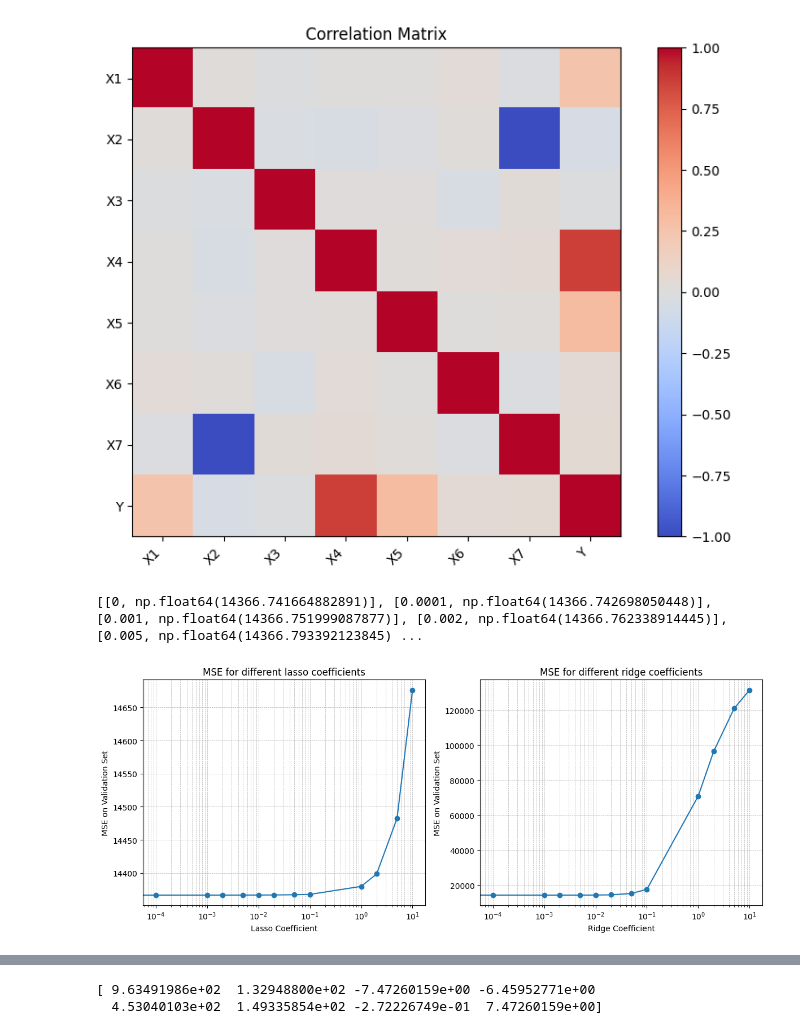
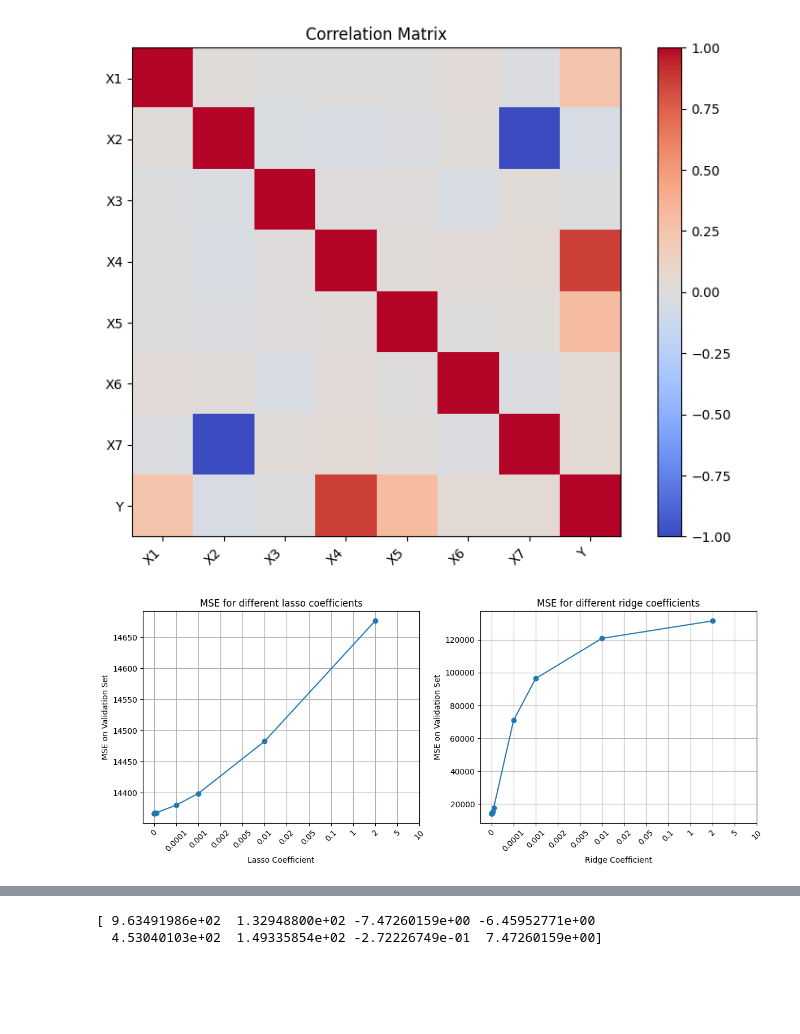
Before and after one commit to xAsylum/linear_regression, a Jupyter notebook: notebook.ipynb, the cells around one changed output, grey strips where cells are left out. Saved outputs shown, nothing was run; the diff lists cells and outputs as text; code cells hidden in the pictures; blank space fills up the shorter version.

```diff
--- a/notebook.ipynb
+++ b/notebook.ipynb
@@ -12,41 +12,10 @@ model.corr()
 [figure]
 # %%
 # a, b = model.estimate_coef()
-
-import matplotlib.pyplot as plt
-print(model.lr)
-
-def plot_reg_coef(self):
-    # Unpack the data
-    coef = [item[0] for item in self.lr]
-    lasso = [item[1] for item in self.lr]
-    ridge = [item[1] for item in self.rr]
-
-    fig, axs = plt.subplots(1, 2, figsize=(12, 5))
-
-    # Lasso plot
-    axs[0].plot(coef, lasso, marker='o', color='tab:blue')
-    axs[0].set_title('MSE for different lasso coefficients')
-    axs[0].set_xlabel('Lasso Coefficient')
-    axs[0].set_ylabel('MSE on Validation Set')
-    axs[0].set_xscale('log')
-    axs[0].grid(True, which="both", linestyle='--', linewidth=0.5)
-
-    # Ridge plot
-    axs[1].plot(coef, ridge, marker='o', color='tab:blue')
-    axs[1].set_title('MSE for different ridge coefficients')
-    axs[1].set_xlabel('Ridge Coefficient')
-    axs[1].set_ylabel('MSE on Validation Set')
-    axs[1].set_xscale('log')
-    axs[1].grid(True, which="both", linestyle='--', linewidth=0.5)
-
-    plt.tight_layout()
-    plt.show()
-
-plot_reg_coef(model)
+model.estimate_coef()
+model.plot_reg_coef()
 # %% [output]
-[[0, np.float64(14366.741664882891)], [0.0001, np.float64(14366.742698050448)], [0.001, np.float64(14366.751999087877)], [0.002, np.float64(14366.762338914445)], [0.005, np.float64(14366.793392123845) ...
-[figure, old version]
+[figure, new version]
 # %%
 
 diff_2 = lambda x: [*[x[i] for i in range(8)],
```
Also changed, not shown: parts of 5 cells of this notebook, 1 other file.
